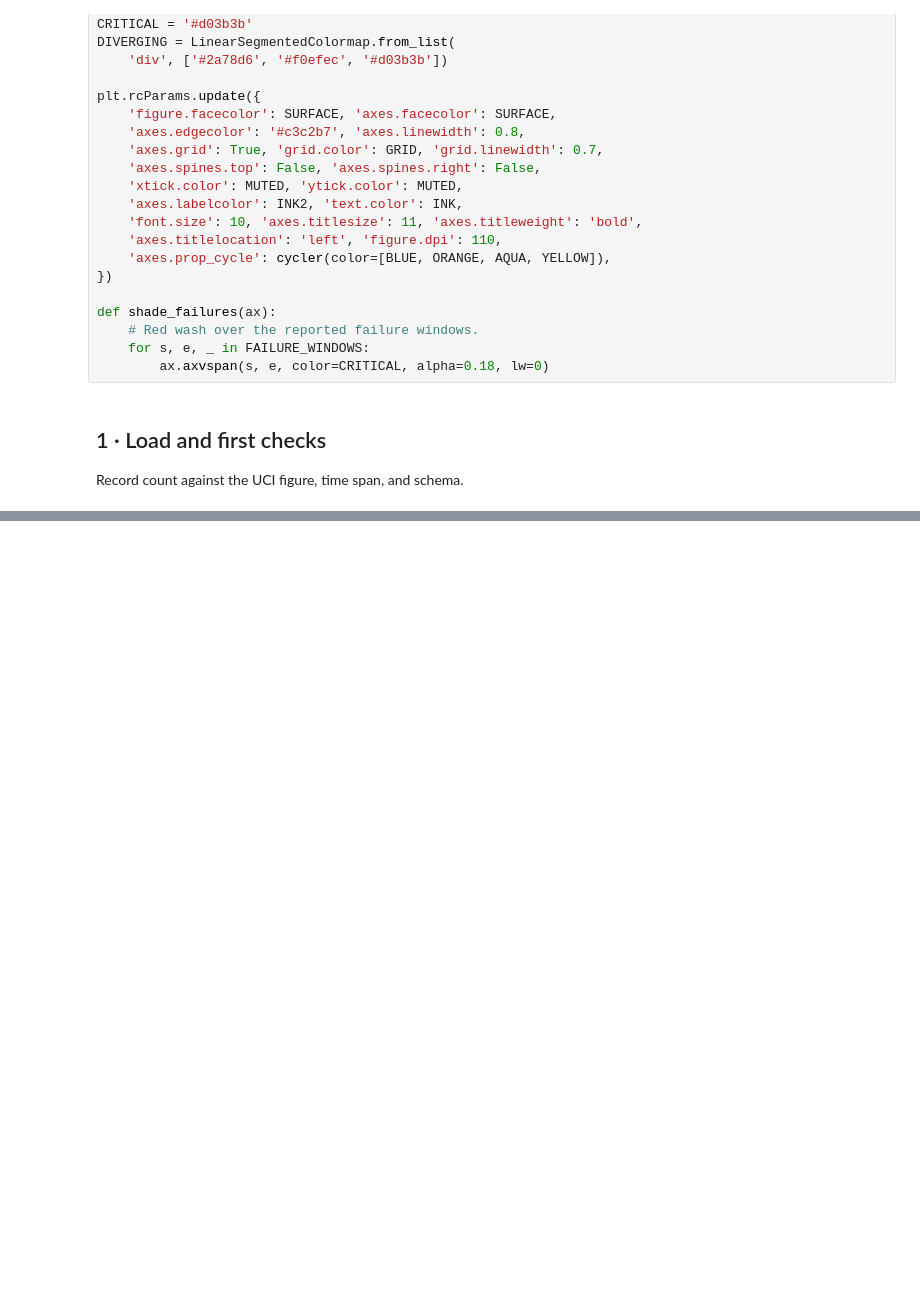
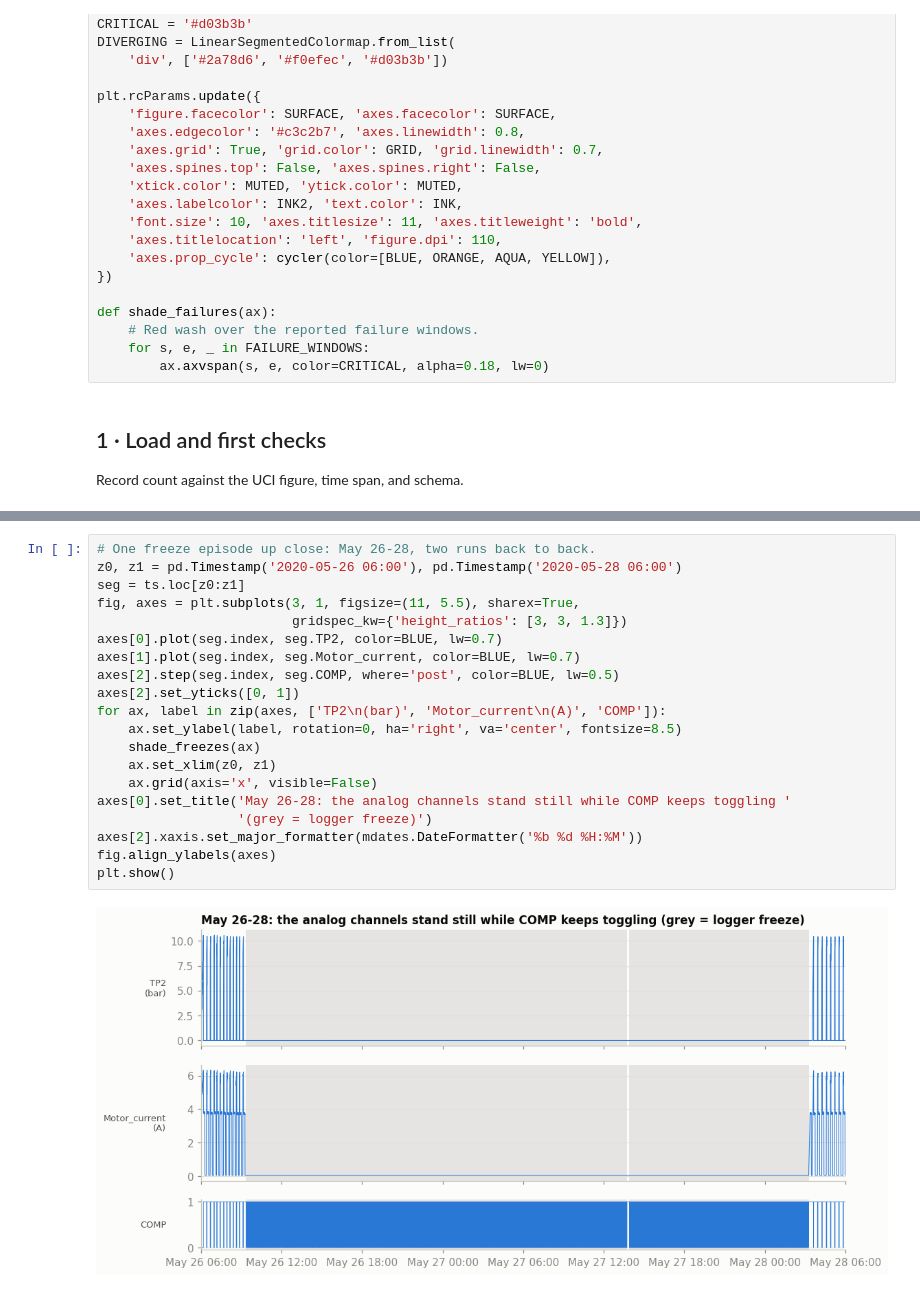
Before and after one commit to roshcs-mpsai/PdM-Agent, a Jupyter notebook: notebooks/metropt3_eda.ipynb, the cells around one changed output, grey strips where cells are left out. Cells and saved outputs as stored; diff of their text form; blank space fills up the shorter version.

```diff
--- a/notebooks/metropt3_eda.ipynb
+++ b/notebooks/metropt3_eda.ipynb
@@ -260,3 +553,25 @@ plt.show()
+# %%
+# One freeze episode up close: May 26-28, two runs back to back.
+z0, z1 = pd.Timestamp('2020-05-26 06:00'), pd.Timestamp('2020-05-28 06:00')
+seg = ts.loc[z0:z1]
+fig, axes = plt.subplots(3, 1, figsize=(11, 5.5), sharex=True,
+                         gridspec_kw={'height_ratios': [3, 3, 1.3]})
+axes[0].plot(seg.index, seg.TP2, color=BLUE, lw=0.7)
+axes[1].plot(seg.index, seg.Motor_current, color=BLUE, lw=0.7)
+axes[2].step(seg.index, seg.COMP, where='post', color=BLUE, lw=0.5)
+axes[2].set_yticks([0, 1])
+for ax, label in zip(axes, ['TP2\n(bar)', 'Motor_current\n(A)', 'COMP']):
+    ax.set_ylabel(label, rotation=0, ha='right', va='center', fontsize=8.5)
+    shade_freezes(ax)
+    ax.set_xlim(z0, z1)
+    ax.grid(axis='x', visible=False)
+axes[0].set_title('May 26-28: the analog channels stand still while COMP keeps toggling '
+                  '(grey = logger freeze)')
+axes[2].xaxis.set_major_formatter(mdates.DateFormatter('%b %d %H:%M'))
+fig.align_ylabels(axes)
+plt.show()
+# %% [output]
+[figure, added]
 # %% [markdown]
 ## 3 · Analog signals
 
```
Also changed, not shown: parts of 74 cells of this notebook.
